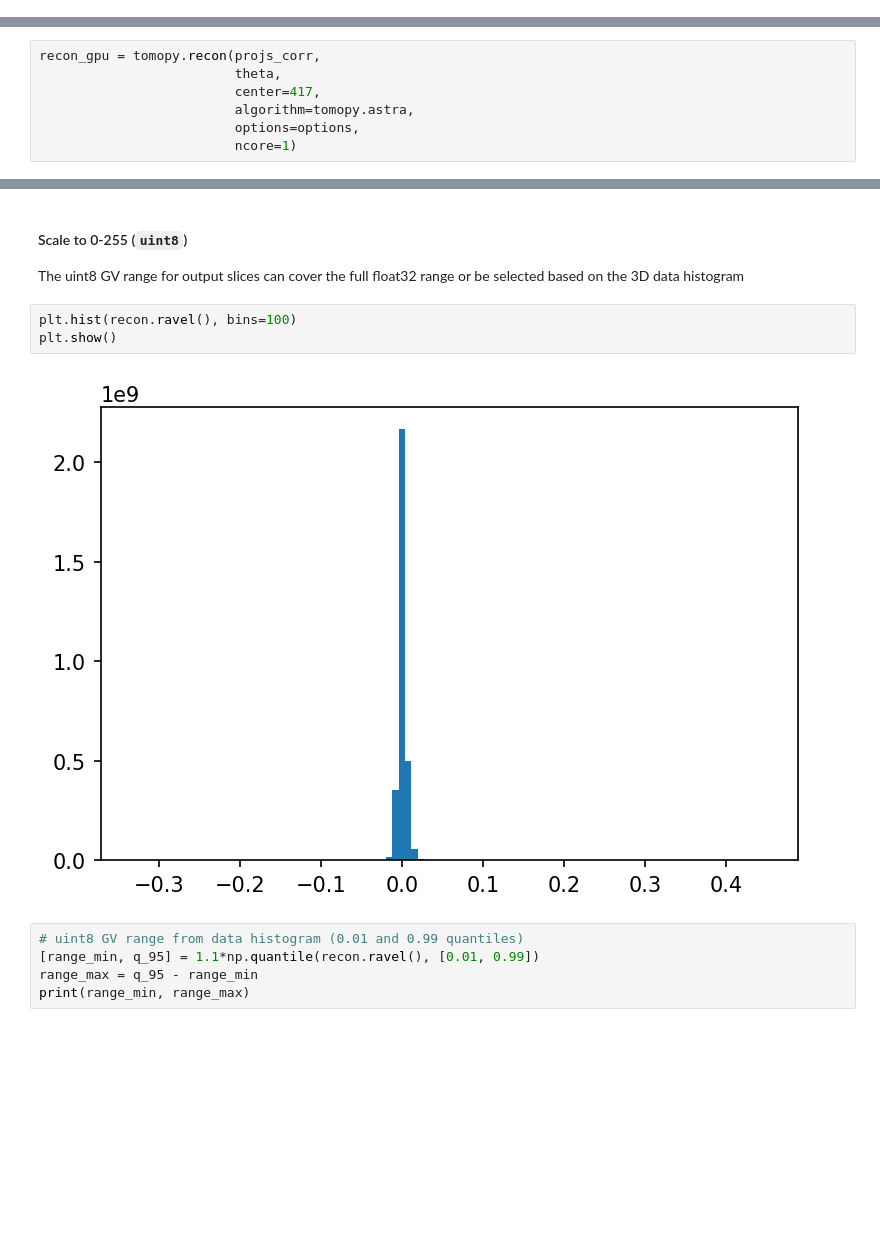
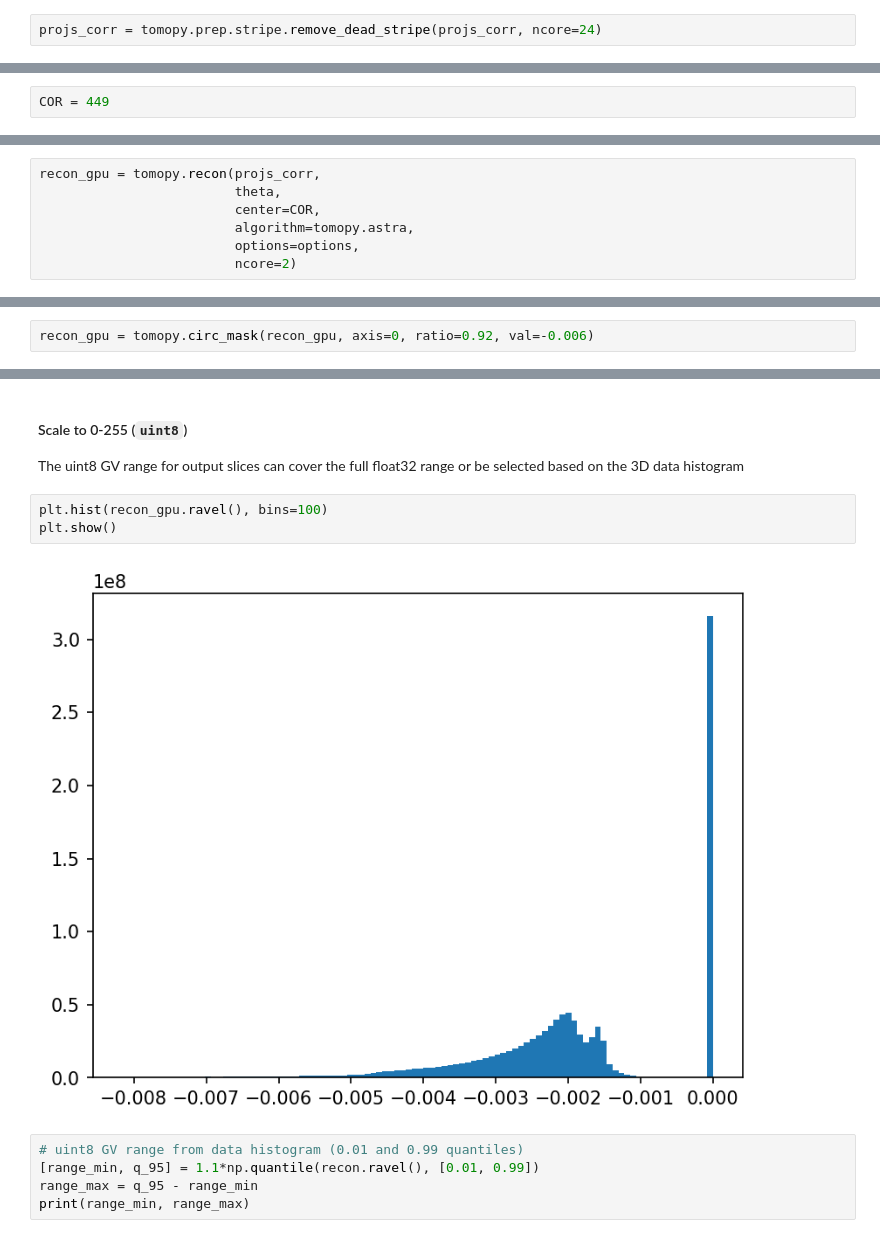
Before and after one commit to SESAME-Synchrotron/BEATS_recon, a Jupyter notebook: examples/BEATS_KBLT_tomopy_recon_test_02.ipynb, the cells around one changed output, grey strips where cells are left out. Saved outputs shown, nothing was run; the diff lists cells and outputs as text; blank space fills up the shorter version.

```diff
--- a/examples/BEATS_KBLT_tomopy_recon_test_02.ipynb
+++ b/examples/BEATS_KBLT_tomopy_recon_test_02.ipynb
@@ -166,0 +190,2 @@ projs_corr = tomopy.normalize(projs, flats, darks)
+# %%
+projs_corr = tomopy.prep.stripe.remove_dead_stripe(projs_corr, ncore=24)
@@ -198,3 +233,5 @@ The Center Of Rotation is 417
+# %%
+COR = 449
 # %% [markdown]
 #### Reconstruction with CPU
 |  |  |
@@ -234,8 +295,8 @@ options = {'proj_type': 'cuda', 'method': 'FBP_CUDA'}
 # %%
 recon_gpu = tomopy.recon(projs_corr,
                          theta,
-                         center=417,
+                         center=COR,
                          algorithm=tomopy.astra,
                          options=options,
-                         ncore=1)
+                         ncore=2)
 # %% [output]
@@ -243 +306,3 @@ INFO:tomopy.recon.algorithm:Reconstructing 1 slice groups with 1 master threads.
+# %%
+recon_gpu = tomopy.circ_mask(recon_gpu, axis=0, ratio=0.92, val=-0.006)
 # %%
@@ -291,10 +351,10 @@ plt.show()
 #### Scale to 0-255 (`uint8`)
 The uint8 GV range for output slices can cover the full float32 range or be selected based on the 3D data histogram
 # %%
-plt.hist(recon.ravel(), bins=100)
+plt.hist(recon_gpu.ravel(), bins=100)
 plt.show()
 # %% [output]
-[figure, old version]
+[figure, new version]
 # %%
 # uint8 GV range from data histogram (0.01 and 0.99 quantiles)
 [range_min, q_95] = 1.1*np.quantile(recon.ravel(), [0.01, 0.99])
```
Also changed, not shown: parts of 43 cells of this notebook.
